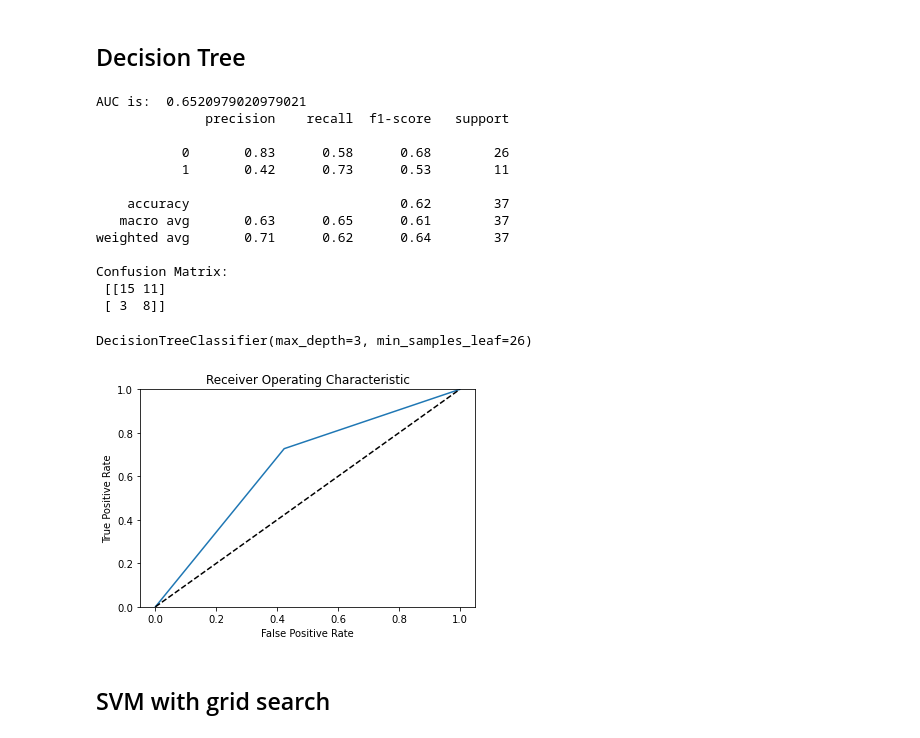
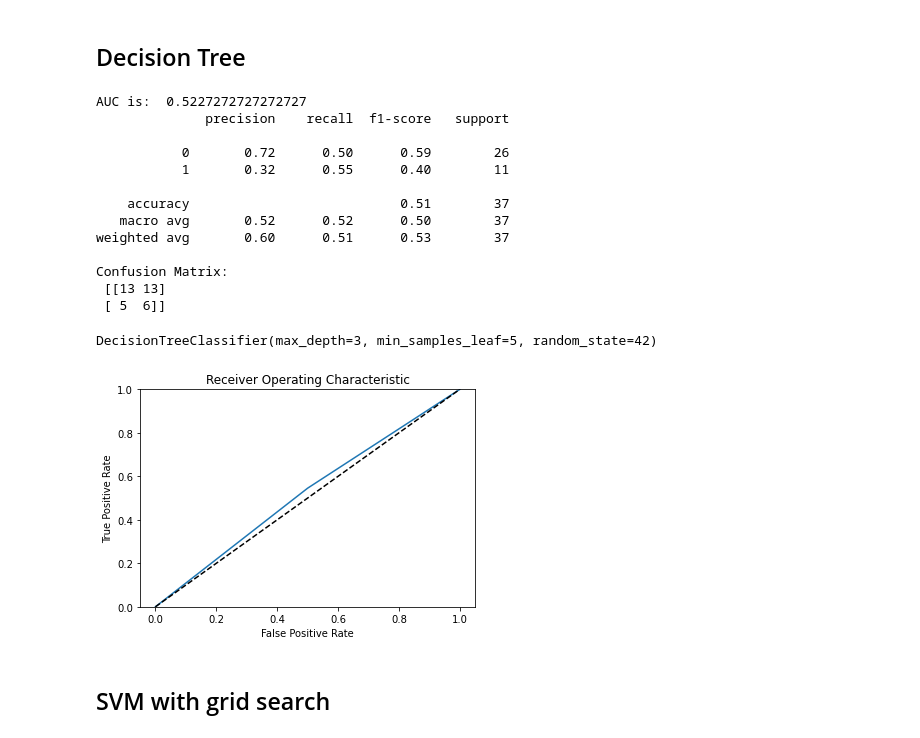
Before and after one commit to derong97/automatic-depression-detector, a Jupyter notebook: models/classification/basic_models.ipynb, the cells around one changed output. Cells and saved outputs as stored; diff of their text form; code cells hidden in the pictures.

```diff
--- a/models/classification/basic_models.ipynb
+++ b/models/classification/basic_models.ipynb
@@ -32,7 +32,9 @@ There are 2 reasons for splitting the dataset first:
 # %%
 from sklearn.model_selection import train_test_split
 
-X_train_raw, X_test_raw, y_train_raw, y_test = train_test_split(df.Transcript, df.PHQ_Binary, test_size=0.2, random_state=42)
+RANDOM_STATE = 42 # lucky number
+
+X_train_raw, X_test_raw, y_train_raw, y_test = train_test_split(df.Transcript, df.PHQ_Binary, test_size=0.2, random_state=RANDOM_STATE)
 # %% [markdown]
 ## Convert transcripts to padded sequences
 # %%
@@ -73,12 +75,14 @@ Requirement already satisfied, skipping upgrade: numpy>=1.13.3 in /opt/conda/lib
 Requirement already satisfied, skipping upgrade: scipy>=0.19.1 in /opt/conda/lib/python3.6/site-packages (from imbalanced-learn) (1.4.1)
 Requirement already satisfied, skipping upgrade: threadpoolctl>=2.0.0 in /opt/conda/lib/python3.6/site-packages (from scikit-learn>=0.23->imbalanced-learn) (2.1.0)
 # %%
-from imblearn.over_sampling import RandomOverSampler
+from imblearn.under_sampling import RandomUnderSampler
 
 # the ratio of minority class to majority class will be 1 after resampling
-oversampling = RandomOverSampler(sampling_strategy=1)
+us = RandomUnderSampler(sampling_strategy=1, random_state=RANDOM_STATE)
 
-X_train, y_train = oversampling.fit_sample(X_train_mat, y_train_raw)
+X_train_full, y_train_full = us.fit_sample(X_train_mat, y_train_raw)
 
-X_train.shape, y_train.shape
+X_train, X_val, y_train, y_val = train_test_split(X_train_full, y_train_full, test_size=0.2, random_state=RANDOM_STATE)
+
+X_train.shape, X_val.shape, y_train.shape, y_val.shape
 # %% [output]
@@ -153,43 +159,43 @@ def run_model(input_model, X_train, X_test, y_train, y_test):
 # %%
 from sklearn.tree import DecisionTreeClassifier
 
 def find_best_tree_model(upper_depth, upper_leaf):
     best_model = None
-    best_recall = -1
+    best_f1 = -1
 
     for depth in range(1, upper_depth + 1):
         for leaf in range(1, upper_leaf + 1):
-            model = DecisionTreeClassifier(max_depth=depth, min_samples_leaf=leaf)
+            model = DecisionTreeClassifier(random_state=RANDOM_STATE, max_depth=depth, min_samples_leaf=leaf)
             model.fit(X_train, y_train)
-            y_pred = model.predict(X_test)
+            y_pred = model.predict(X_val)
 
-            recall = recall_score(y_test, y_pred)
+            f1 = f1_score(y_val, y_pred)
 
-            if recall > best_recall:
-                best_recall = recall
+            if f1 > best_f1:
+                best_f1 = f1
                 best_model = model
 
     return best_model
 
 best_tree_model = find_best_tree_model(80, 30)
 
 run_model(best_tree_model, X_train, X_test, y_train, y_test)
 # %% [output]
-AUC is:  0.6520979020979021
+AUC is:  0.5227272727272727
               precision    recall  f1-score   support
 
-           0       0.83      0.58      0.68        26
-           1       0.42      0.73      0.53        11
+           0       0.72      0.50      0.59        26
+           1       0.32      0.55      0.40        11
 
-    accuracy                           0.62        37
-   macro avg       0.63      0.65      0.61        37
-weighted avg       0.71      0.62      0.64        37
+    accuracy                           0.51        37
+   macro avg       0.52      0.52      0.50        37
+weighted avg       0.60      0.51      0.53        37
 
 Confusion Matrix:
- [[15 11]
- [ 3  8]]
+ [[13 13]
+ [ 5  6]]
-DecisionTreeClassifier(max_depth=3, min_samples_leaf=26)
+DecisionTreeClassifier(max_depth=3, min_samples_leaf=5, random_state=42)
-[figure, old version]
+[figure, new version]
 # %% [markdown]
 ## SVM with grid search
 # %%
```
Also changed, not shown: parts of 10 cells of this notebook, 1 other file.
